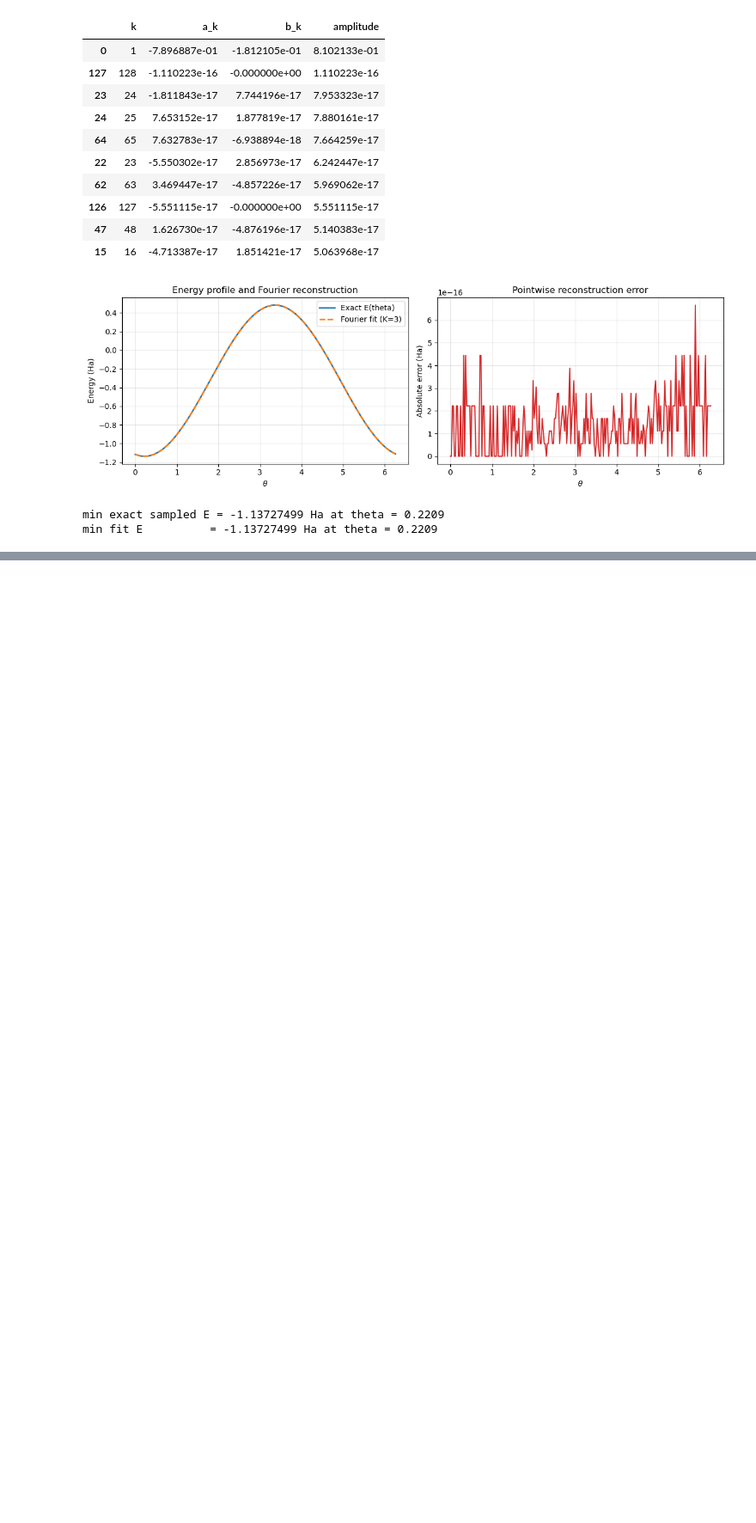
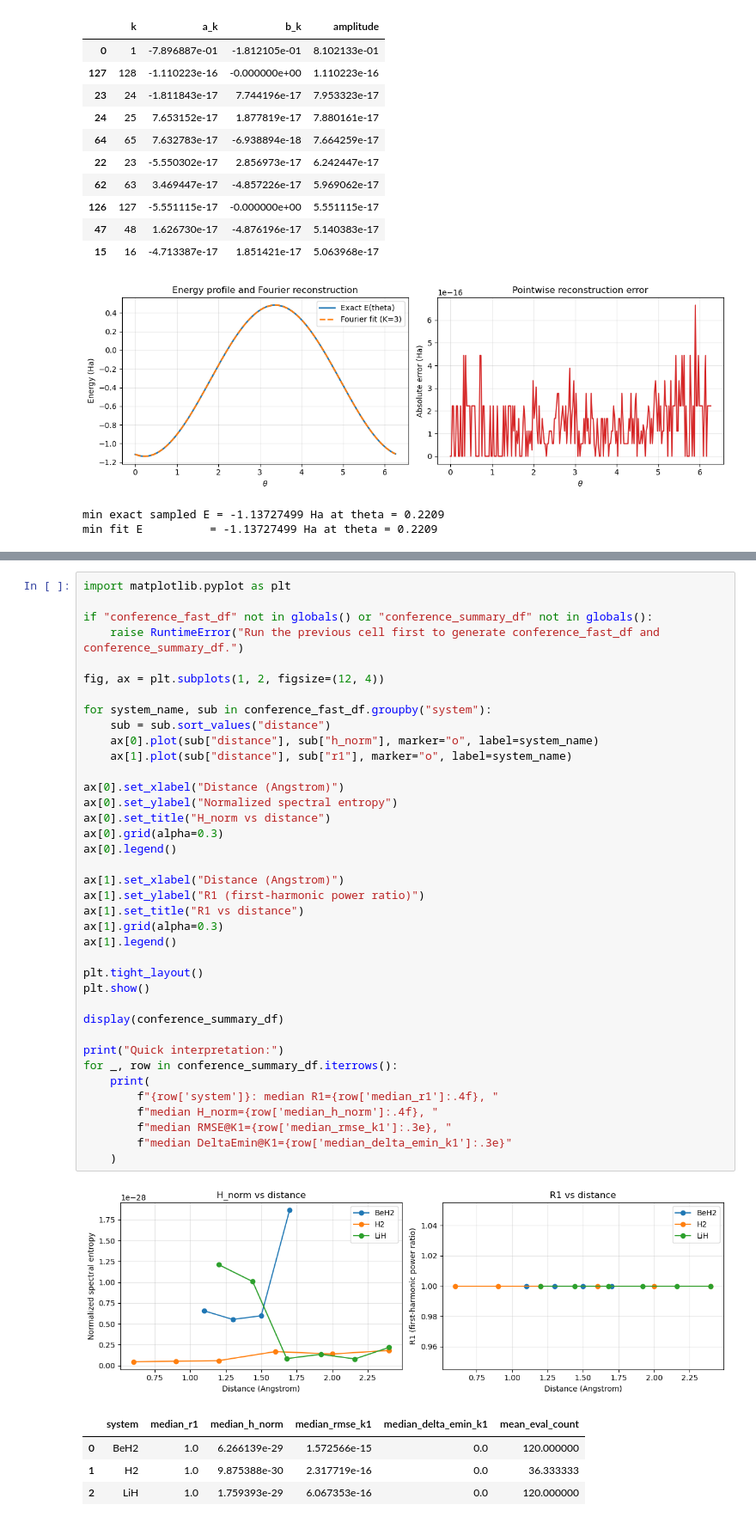
Before and after one commit to YannLeao/vqe-quantum-simulation, a Jupyter notebook: notebooks/01_fourier_analysis.ipynb, the cells around one changed output, grey strips where cells are left out. Shown at 86% size. Drawn from its saved outputs; the diff is of its cells as text; blank space fills up the shorter version.

```diff
--- a/notebooks/01_fourier_analysis.ipynb
+++ b/notebooks/01_fourier_analysis.ipynb
@@ -2065,0 +3077,44 @@ plt.show()
+# %%
+import matplotlib.pyplot as plt
+
+if "conference_fast_df" not in globals() or "conference_summary_df" not in globals():
+    raise RuntimeError("Run the previous cell first to generate conference_fast_df and conference_summary_df.")
+
+fig, ax = plt.subplots(1, 2, figsize=(12, 4))
+
+for system_name, sub in conference_fast_df.groupby("system"):
+    sub = sub.sort_values("distance")
+    ax[0].plot(sub["distance"], sub["h_norm"], marker="o", label=system_name)
+    ax[1].plot(sub["distance"], sub["r1"], marker="o", label=system_name)
+
+ax[0].set_xlabel("Distance (Angstrom)")
+ax[0].set_ylabel("Normalized spectral entropy")
+ax[0].set_title("H_norm vs distance")
+ax[0].grid(alpha=0.3)
+ax[0].legend()
+
+ax[1].set_xlabel("Distance (Angstrom)")
+ax[1].set_ylabel("R1 (first-harmonic power ratio)")
+ax[1].set_title("R1 vs distance")
+ax[1].grid(alpha=0.3)
+ax[1].legend()
+
+plt.tight_layout()
+plt.show()
+
+display(conference_summary_df)
+
+print("Quick interpretation:")
+for _, row in conference_summary_df.iterrows():
+    print(
+        f"{row['system']}: median R1={row['median_r1']:.4f}, "
+        f"median H_norm={row['median_h_norm']:.4f}, "
+        f"median RMSE@K1={row['median_rmse_k1']:.3e}, "
+        f"median DeltaEmin@K1={row['median_delta_emin_k1']:.3e}"
+    )
+# %% [output]
+[figure, added]
+|  | system | median_r1 | median_h_norm | median_rmse_k1 | median_delta_emin_k1 | mean_eval_count |
+| 0 | BeH2 | 1.0 | 6.266139e-29 | 1.572566e-15 | 0.0 | 120.000000 |
+| 1 | H2 | 1.0 | 9.875388e-30 | 2.317719e-16 | 0.0 | 36.333333 |
+| 2 | LiH | 1.0 | 1.759393e-29 | 6.067353e-16 | 0.0 | 120.000000 |
```
Also changed, not shown: parts of 16 cells of this notebook, 43 other files.
